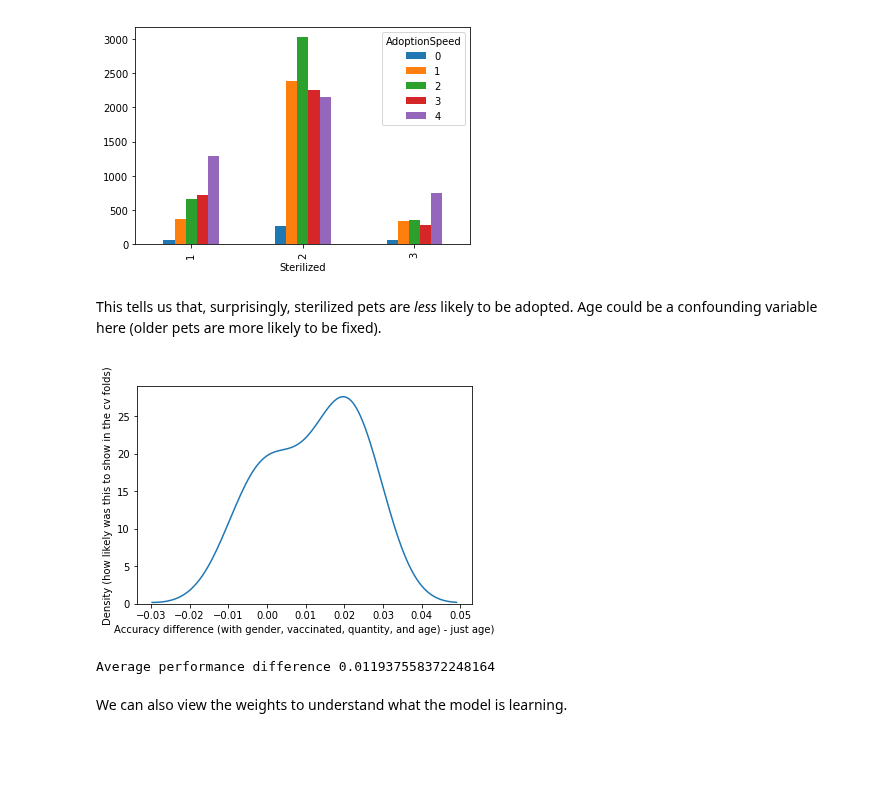
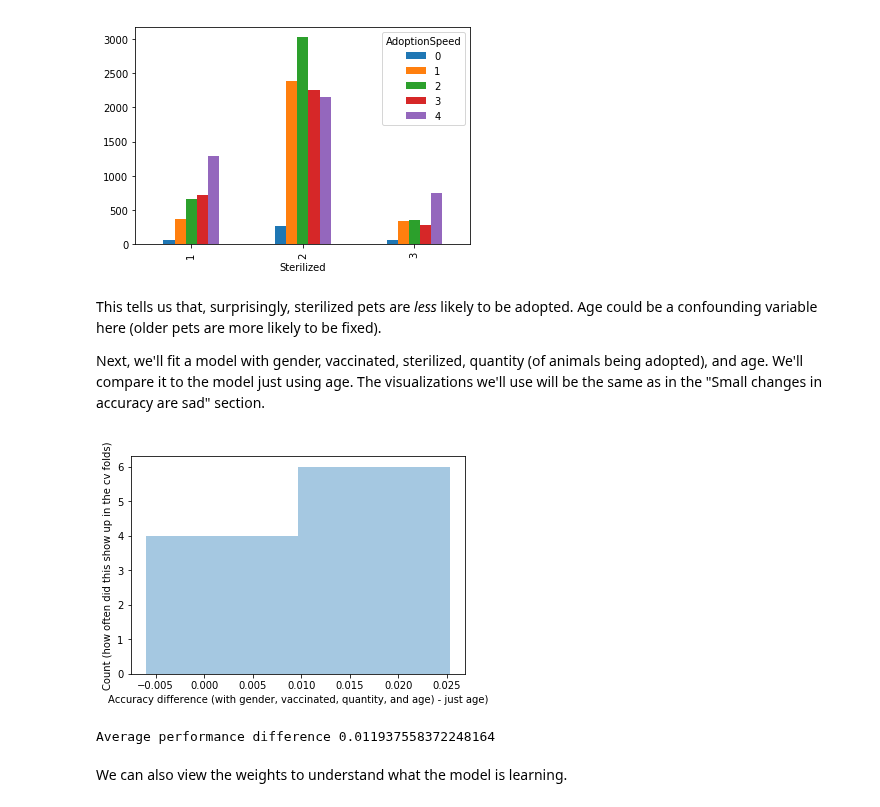
Before and after one commit to mlfa19/assignments, a Jupyter notebook: Module 1/05/assignment05_debrief.ipynb, the cells around one changed output. Drawn from its saved outputs; the diff is of its cells as text; code cells hidden in the pictures; blank space fills up the shorter version.

```diff
--- a/Module 1/05/assignment05_debrief.ipynb
+++ b/Module 1/05/assignment05_debrief.ipynb
@@ -382,28 +420,29 @@ plt.show()
 [figure]
 # %% [markdown]
 This tells us that, surprisingly, sterilized pets are *less* likely to be adopted.  Age could be a confounding variable here (older pets are more likely to be fixed).
+
+Next, we'll fit a model with gender, vaccinated, sterilized, quantity (of animals being adopted), and age.  We'll compare it to the model just using age.  The visualizations we'll use will be the same as in the "Small changes in accuracy are sad" section.
 # %%
 gender_dummy_vars = pd.get_dummies(pets_df['Gender'], drop_first=True)
 vaccinated_dummy_vars = pd.get_dummies(pets_df['Vaccinated'], drop_first=True)
 sterilized_dummy_vars = pd.get_dummies(pets_df['Sterilized'], drop_first=True)
 
 X = pd.concat((gender_dummy_vars, vaccinated_dummy_vars, sterilized_dummy_vars, pets_df['Quantity'], pets_df['Age']), axis=1)
 y = pets_df['AdoptionSpeed']
 
-
 kf = KFold(n_splits=10)
 
 cv_scores_all_features = cross_val_score(LogisticRegression(solver='lbfgs', multi_class='auto'), X, y, cv=kf)
 cv_scores_only_age = cross_val_score(LogisticRegression(solver='lbfgs', multi_class='auto'), pets_df[['Age']], y, cv=kf)
 
-sns.distplot(cv_scores_all_features - cv_scores_only_age, hist=False)
-plt.ylabel('Density (how likely was this to show in the cv folds)')
+sns.distplot(cv_scores_all_features - cv_scores_only_age, kde=False)
+plt.ylabel('Count (how often did this show up in the cv folds)')
 plt.xlabel('Accuracy difference (with gender, vaccinated, quantity, and age) - just age)')
 plt.show()
 
 print("Average performance difference", (cv_scores_all_features - cv_scores_only_age).mean())
 # %% [output]
-[figure, old version]
+[figure, new version]
 Average performance difference 0.011937558372248164
 # %% [markdown]
 We can also view the weights to understand what the model is learning.
```
Also changed, not shown: parts of 21 cells of this notebook.
